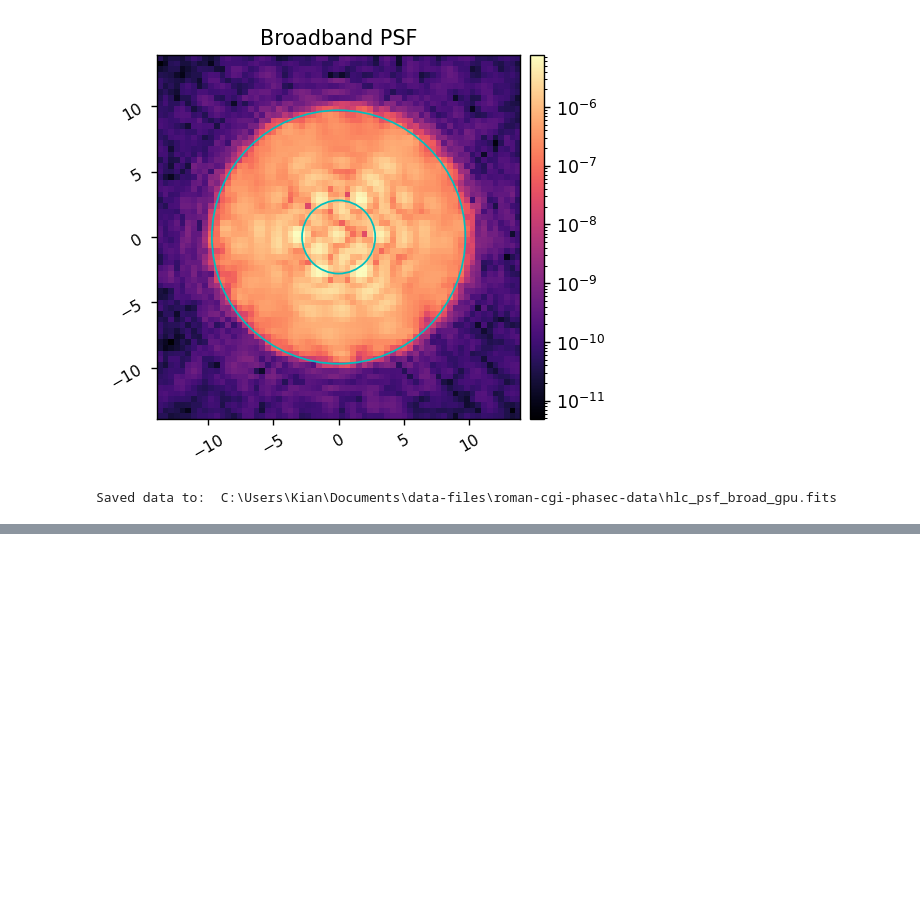
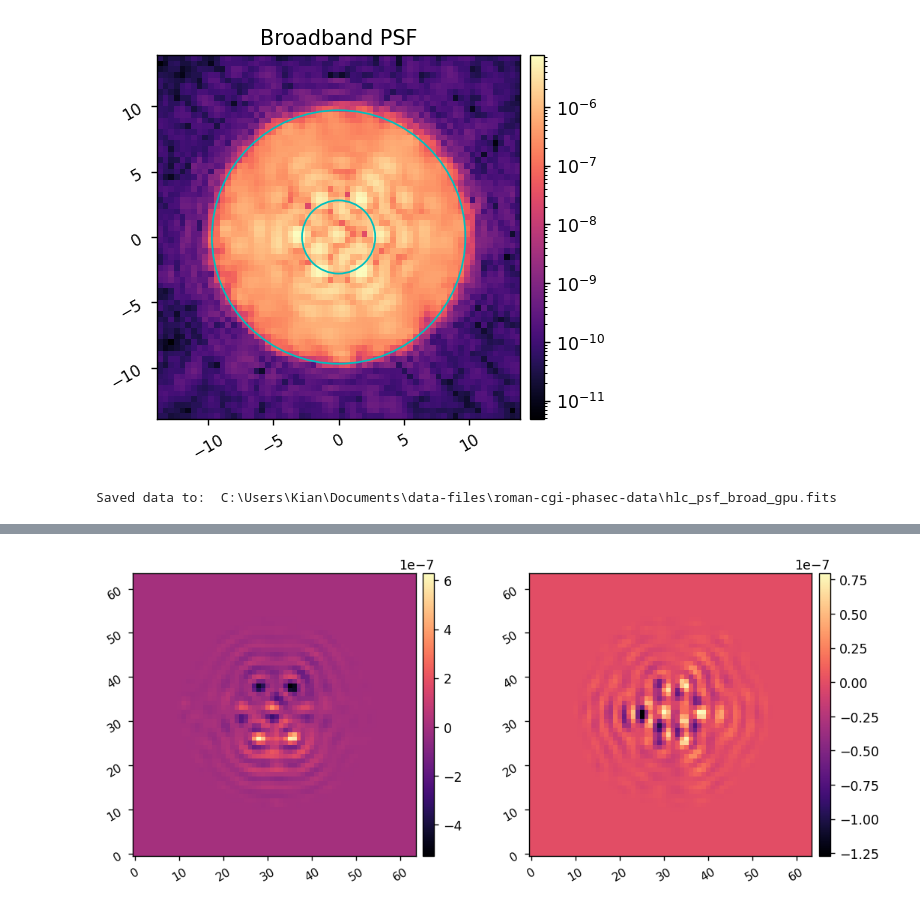
Before and after one commit to kian1377/cgi_phasec_poppy, a Jupyter notebook: example-notebooks/poppy_hlc_tests.ipynb, the cells around one changed output, grey strips where cells are left out. Drawn from its saved outputs; the diff is of its cells as text; code cells hidden in the pictures; blank space fills up the shorter version.

```diff
--- a/example-notebooks/poppy_hlc_tests.ipynb
+++ b/example-notebooks/poppy_hlc_tests.ipynb
@@ -152,0 +188,4 @@ Saved data to:  C:\Users\Kian\Documents\data-files\roman-cgi-phasec-data\hlc_psf
+# %%
+misc.imshow2(ims[0]-ims[1], ims[1]-ims[2])
+# %% [output]
+[figure, added]
```
Also changed, not shown: parts of 8 cells of this notebook, 3 other files.
